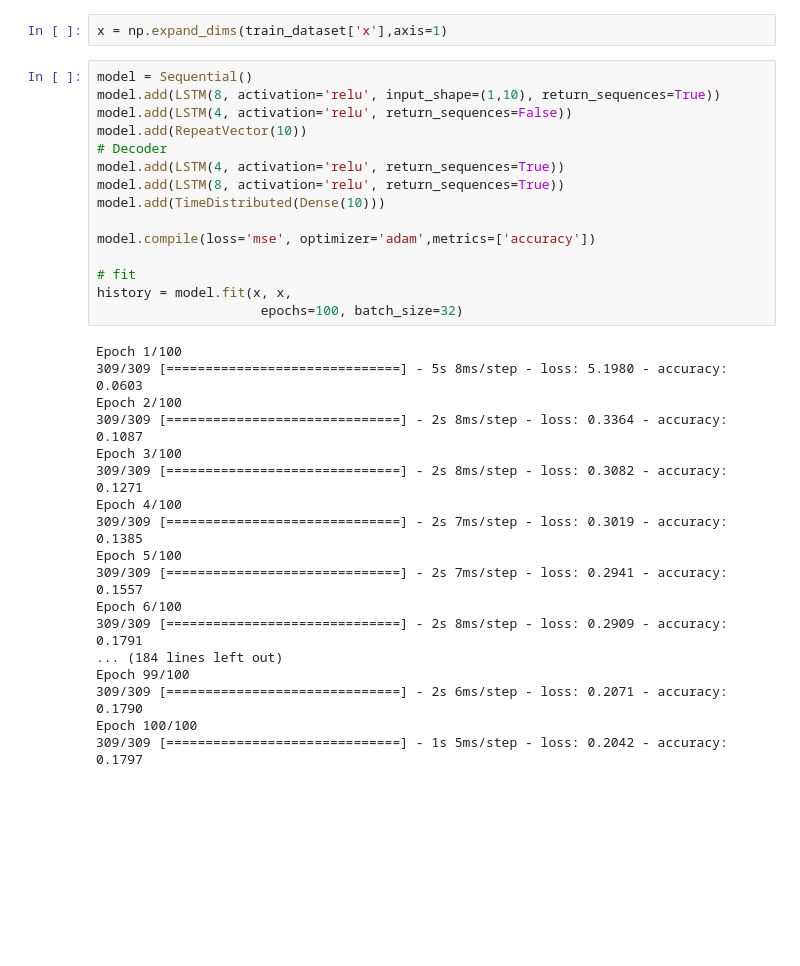
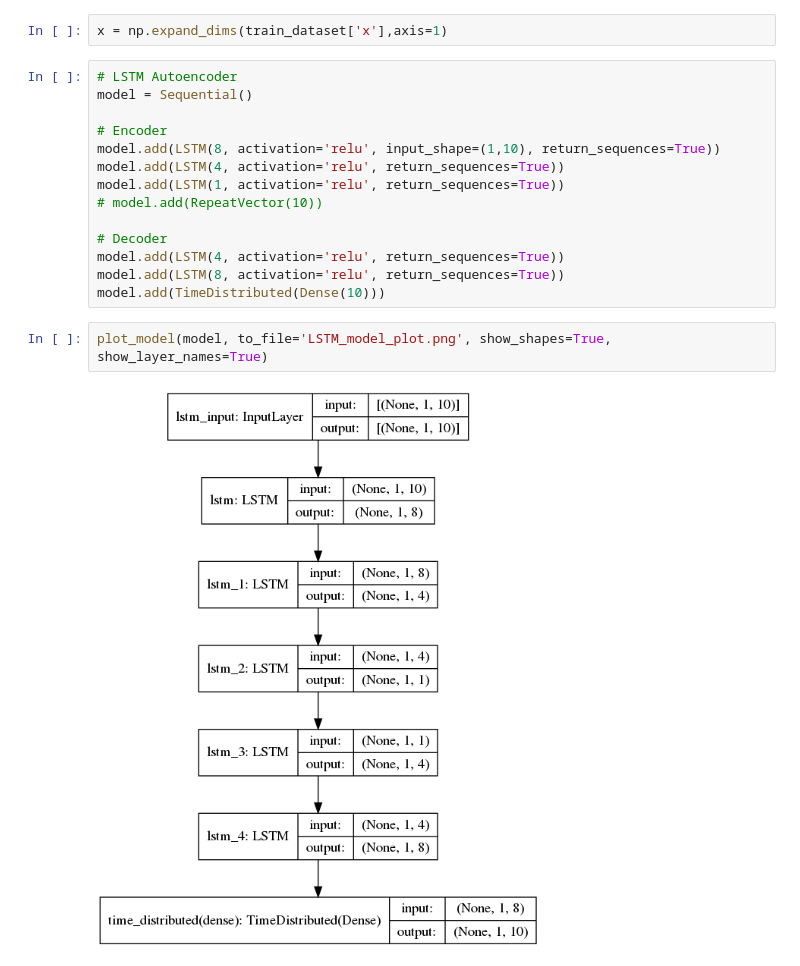
Before and after one commit to spilabkorea/Domain-LOA, a Jupyter notebook: Autoencoder-for-syslog.ipynb, the cells around one changed output. Drawn from its saved outputs; the diff is of its cells as text; blank space fills up the shorter version.

```diff
--- a/Autoencoder-for-syslog.ipynb
+++ b/Autoencoder-for-syslog.ipynb
@@ -334,35 +353,20 @@ for x in index_list:
 # %%
 x = np.expand_dims(train_dataset['x'],axis=1)
 # %%
+# LSTM Autoencoder
 model = Sequential()
+
+# Encoder
 model.add(LSTM(8, activation='relu', input_shape=(1,10), return_sequences=True))
-model.add(LSTM(4, activation='relu', return_sequences=False))
-model.add(RepeatVector(10))
+model.add(LSTM(4, activation='relu', return_sequences=True))
+model.add(LSTM(1, activation='relu', return_sequences=True))
+# model.add(RepeatVector(10))
+
 # Decoder
 model.add(LSTM(4, activation='relu', return_sequences=True))
 model.add(LSTM(8, activation='relu', return_sequences=True))
 model.add(TimeDistributed(Dense(10)))
-
-model.compile(loss='mse', optimizer='adam',metrics=['accuracy'])
-
-# fit
-history = model.fit(x, x,
-                     epochs=100, batch_size=32)
-# %% [output]
-Epoch 1/100
-309/309 [==============================] - 5s 8ms/step - loss: 5.1980 - accuracy: 0.0603
-Epoch 2/100
-309/309 [==============================] - 2s 8ms/step - loss: 0.3364 - accuracy: 0.1087
-Epoch 3/100
-309/309 [==============================] - 2s 8ms/step - loss: 0.3082 - accuracy: 0.1271
-Epoch 4/100
-309/309 [==============================] - 2s 7ms/step - loss: 0.3019 - accuracy: 0.1385
-Epoch 5/100
-309/309 [==============================] - 2s 7ms/step - loss: 0.2941 - accuracy: 0.1557
-Epoch 6/100
-309/309 [==============================] - 2s 8ms/step - loss: 0.2909 - accuracy: 0.1791
-... (184 lines left out)
-Epoch 99/100
-309/309 [==============================] - 2s 6ms/step - loss: 0.2071 - accuracy: 0.1790
-Epoch 100/100
-309/309 [==============================] - 1s 5ms/step - loss: 0.2042 - accuracy: 0.1797
+# %%
+plot_model(model, to_file='LSTM_model_plot.png', show_shapes=True, show_layer_names=True)
+# %% [output]
+[figure, added]
```
Also changed, not shown: parts of 8 cells of this notebook, 2 other files.
